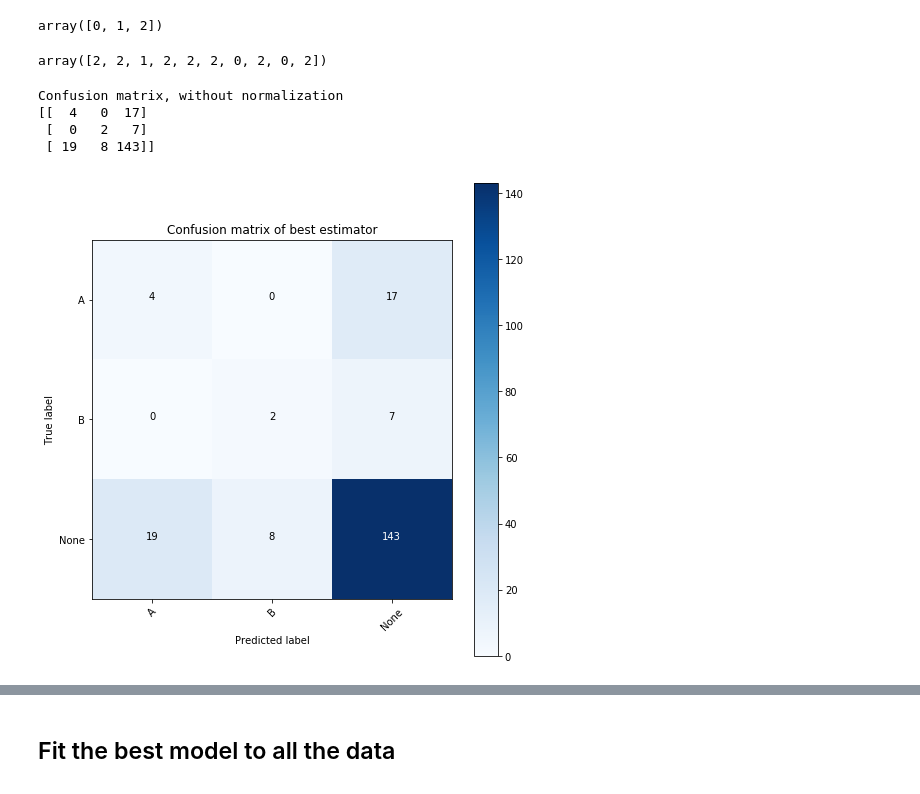
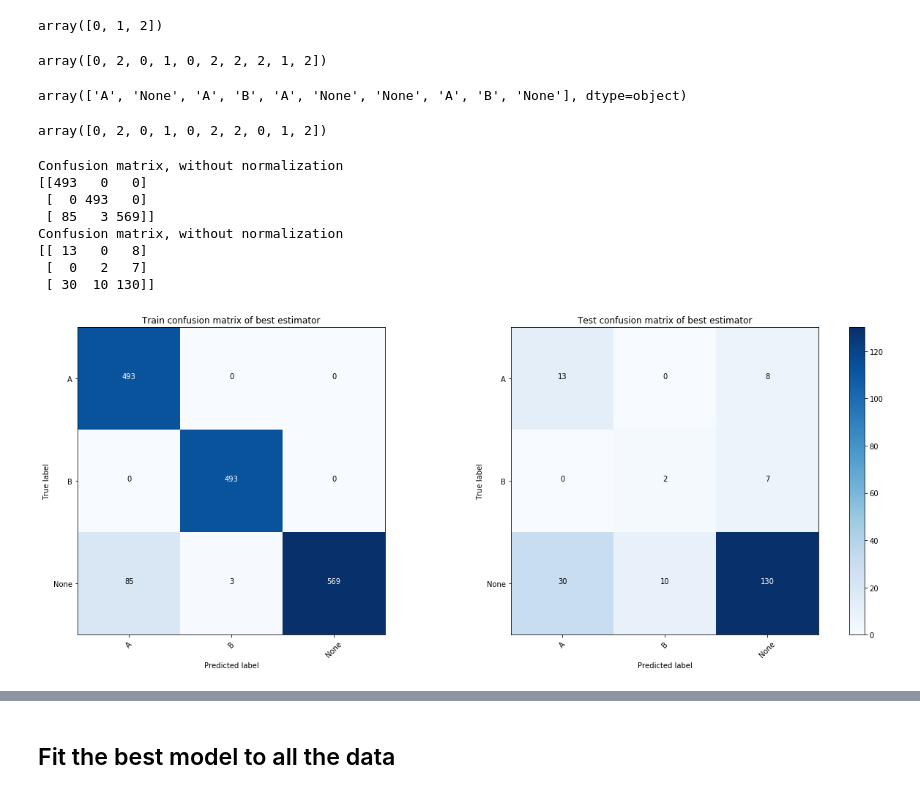
Before and after one commit to tkokkeng/KE5108-HybridIntelSys, a Jupyter notebook: custpurchclassifier.model.ipynb, the cells around one changed output, grey strips where cells are left out. Saved outputs shown, nothing was run; the diff lists cells and outputs as text; code cells hidden in the pictures.

```diff
--- a/custpurchclassifier.model.ipynb
+++ b/custpurchclassifier.model.ipynb
@@ -276,7 +300,7 @@ array(['None', 'B', 'None', 'None', 'None', 'None', 'None', 'None', 'None',
        'None'], dtype=object)
 # %%
 le = LabelEncoder()
-le.fit(y_pred_best)
-num_y_pred_best = le.transform(y_pred_best)
-num_y_pred_best[:10]
+le.fit(y_pred_best_test)
+num_y_pred_best_test = le.transform(y_pred_best_test)
+num_y_pred_best_test[:10]
 # %% [output]
@@ -290,19 +312,41 @@ le.transform(['A', 'B', 'None'])
 # %% [output]
 array([0, 1, 2])
 # %%
-num_y = le.transform(y_test)
+num_y = le.transform(y)
 num_y[:10]
 # %% [output]
-array([2, 2, 1, 2, 2, 2, 0, 2, 0, 2])
+array([0, 2, 0, 1, 0, 2, 2, 2, 1, 2])
+# %%
+y_pred_best = grid_result.predict(X)
+y_pred_best[:10]
+# %% [output]
+array(['A', 'None', 'A', 'B', 'A', 'None', 'None', 'A', 'B', 'None'], dtype=object)
+# %%
+le = LabelEncoder()
+le.fit(y_pred_best)
+num_y_pred_best = le.transform(y_pred_best)
+num_y_pred_best[:10]
+# %% [output]
+array([0, 2, 0, 1, 0, 2, 2, 0, 1, 2])
 # %%
 cnf_matrix_best = confusion_matrix(num_y, num_y_pred_best)
-mu.plot_confusion_matrix(cnf_matrix_best, classes=['A', 'B', 'None'], title='Confusion matrix of best estimator')
+cnf_matrix_best_test = confusion_matrix(num_y_test, num_y_pred_best_test)
+plt.figure(figsize=(20, 7))
+plt.subplot(121)
+mu.plot_confusion_matrix(cnf_matrix_best, classes=['A', 'B', 'None'], title='Train confusion matrix of best estimator')
+plt.subplot(122)
+mu.plot_confusion_matrix(cnf_matrix_best_test, classes=['A', 'B', 'None'], title='Test confusion matrix of best estimator')
+plt.show()
 # %% [output]
 Confusion matrix, without normalization
-[[  4   0  17]
+[[493   0   0]
+ [  0 493   0]
+ [ 85   3 569]]
+Confusion matrix, without normalization
+[[ 13   0   8]
  [  0   2   7]
- [ 19   8 143]]
+ [ 30  10 130]]
-[figure, old version]
+[figure, new version]
 # %%
 print(classification_report(num_y, num_y_pred_best, target_names=['A', 'B', 'None']))
 # %% [output]
```
Also changed, not shown: parts of 59 cells of this notebook.
